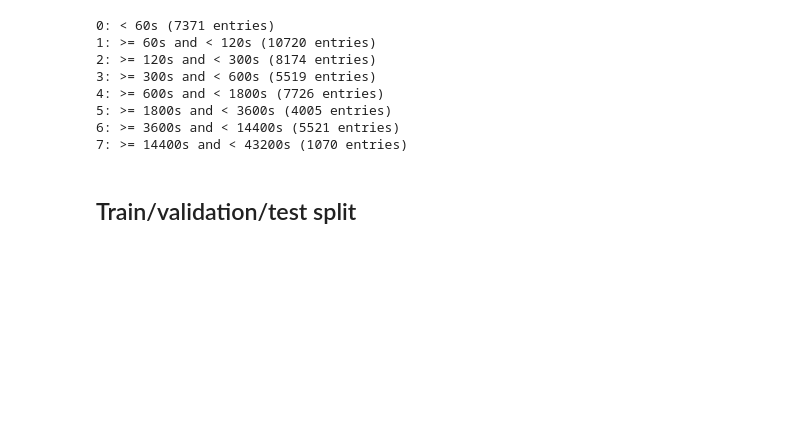
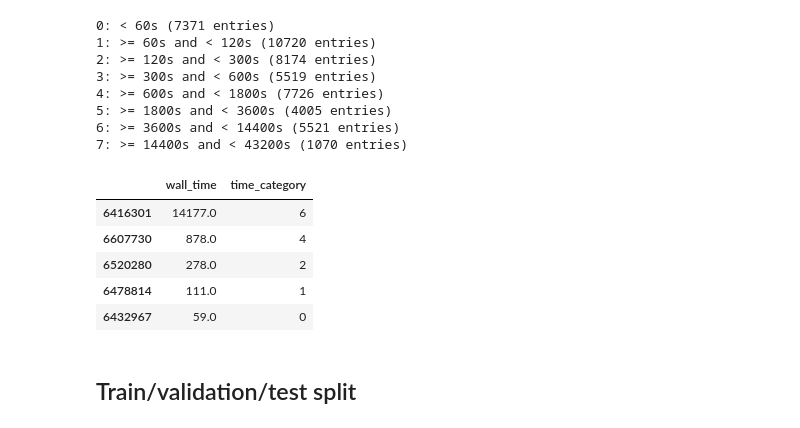
Before and after one commit to NCAR/rda-ML-resource, a Jupyter notebook: time-classifiers.ipynb, the cells around one changed output. Saved outputs shown, nothing was run; the diff lists cells and outputs as text; code cells hidden in the pictures; blank space fills up the shorter version.

```diff
--- a/time-classifiers.ipynb
+++ b/time-classifiers.ipynb
@@ -111,6 +105,15 @@ def time_category(row):
     return None
 # %%
 df['time_category'] = df.apply(lambda row: time_category(row), axis=1)
+# %%
+df[['wall_time', 'time_category']].sample(5)
+# %% [output]
+|  | wall_time | time_category |
+| 6416301 | 14177.0 | 6 |
+| 6607730 | 878.0 | 4 |
+| 6520280 | 278.0 | 2 |
+| 6478814 | 111.0 | 1 |
+| 6432967 | 59.0 | 0 |
 # %%
 df = df[df.rqst_timespan.notnull() & df.rqst_area_rect.notnull()]
 X_features = ['PP', 'SP', 'BR', 'rqst_timespan', 'rqst_area_rect', 'converted',
```
Also changed, not shown: parts of 14 cells of this notebook.
